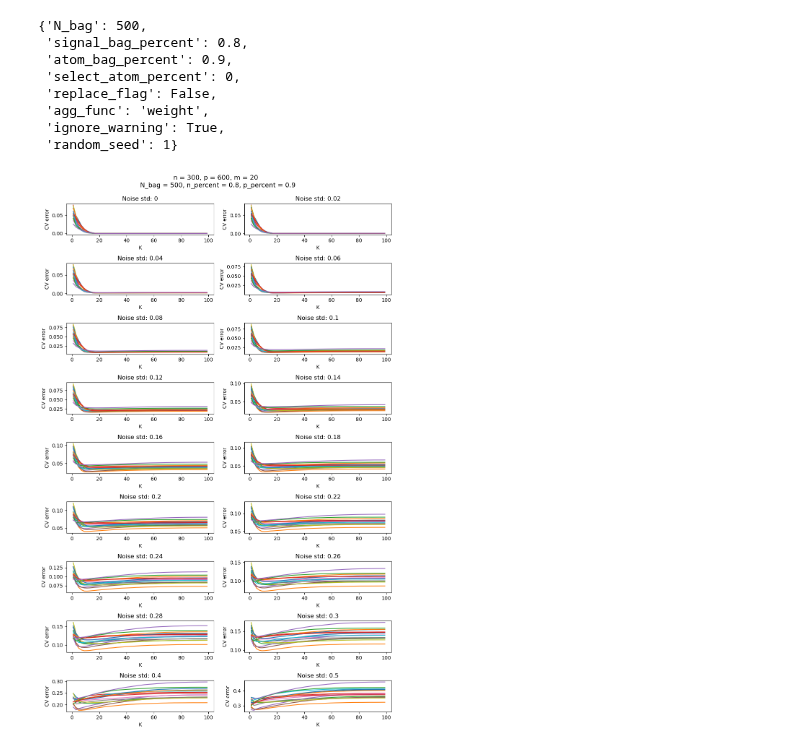
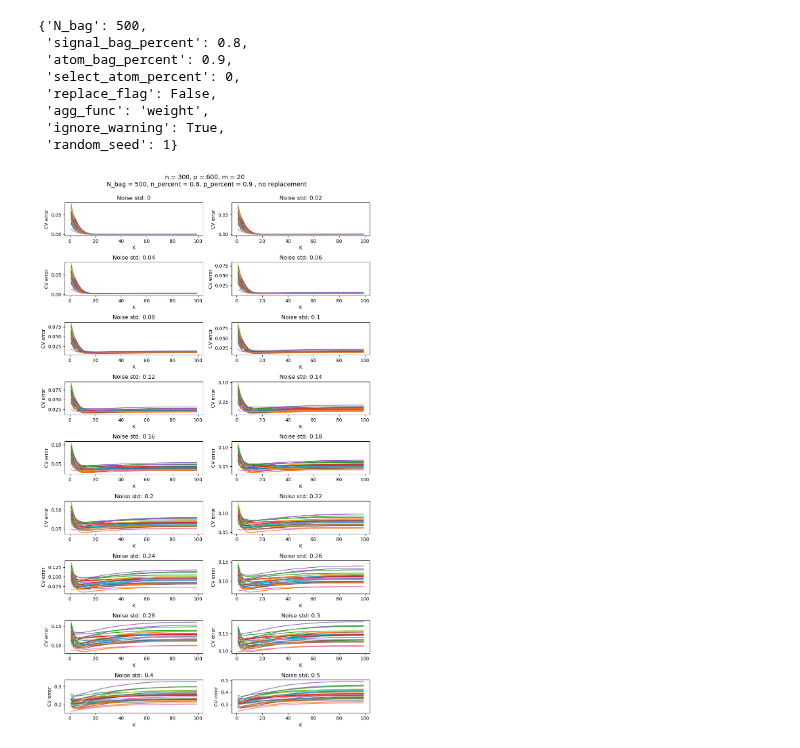
Before and after one commit to sleepysunny311/Projection_Pursuit_Summer, a Jupyter notebook: sty/res/res.ipynb, the cells around one changed output. Cells and saved outputs as stored; diff of their text form; code cells hidden in the pictures.

```diff
--- a/sty/res/res.ipynb
+++ b/sty/res/res.ipynb
@@ -93,0 +93,17 @@ Avg best K:  16.733333333333334
+# %%
+cv_results_lst = []
+log = res_log_0507["log"]
+K_lst = res_log_0507["parameters"]["param_grid"]['K']
+
+for i in range(len(log)):
+    cv_results_lst.append(log[i]["cv_error_lst"])
+
+plt.subplots(figsize=(8, 6))
+for i in range(len(cv_results_lst)):
+    plt.plot(K_lst, cv_results_lst[i], label="Trial {}".format(i+1))
+
+plt.legend(bbox_to_anchor=(1.05, 1), loc='upper left', borderaxespad=0.)
+plt.xlabel("K")
+plt.ylabel("CV Error")
+plt.title("CV Error vs. K \n n = 300, p = 600, m = 20, noise std = 0.12\nN_bag =500, n_percent = 0.5, p_percent = 0.7, no replacement")
+plt.show()
@@ -94,5 +114,7 @@ Avg best K:  16.733333333333334
 # %%
 # omp baseline
 
-with open("omp_baseline.pkl", "rb") as f:
+with open("omp_baseline_testing_300_600_20.pkl", "rb") as f:
     omp_baseline = pkl.load(f)
+
+omp_baseline
@@ -104,18 +144,30 @@ dict_keys(['parameters', 'noise_level_best_K', 'noise_level_lowest_MSE', 'noise_
 # %%
 # bomp results
 
-with open("gs_nr_300_600_20_08_09_AN20230722-215434.pkl", "rb") as f:
+with open("gs_nr_300_600_20_08_09_AN20230723-200952.pkl", "rb") as f:
     bomp_results_0809 = pkl.load(f)
 
-with open("gs_nr_300_600_20_09_09_AN20230722-215434.pkl", "rb") as f:
+with open("gs_nr_300_600_20_09_09_AN20230723-201105.pkl", "rb") as f:
     bomp_results_0909 = pkl.load(f)
 
-with open("gs_nr_300_600_20_09_10_AN20230722-215423.pkl", "rb") as f:
+with open("gs_nr_300_600_20_09_10_AN20230723-201105.pkl", "rb") as f:
     bomp_results_0910 = pkl.load(f)
+
+with open("gs_nr_300_600_20_06_07_AN20230723-200753.pkl", "rb") as f:
+    bomp_results_0607 = pkl.load(f)
+
+with open("gs_nr_300_600_20_05_07_AN20230723-200753.pkl", "rb") as f:
+    bomp_results_0507 = pkl.load(f)
+
+with open("gs_nr_300_600_20_06_09_AN20230723-200952.pkl", "rb") as f:
+    bomp_results_0609 = pkl.load(f)
 
 bomp_results_0809 = bomp_results_0809[0]
 bomp_results_0909 = bomp_results_0909[0]
 bomp_results_0910 = bomp_results_0910[0]
+bomp_results_0607 = bomp_results_0607[0]
+bomp_results_0507 = bomp_results_0507[0]
+bomp_results_0609 = bomp_results_0609[0]
 # %%
 bomp_noise_lst = bomp_results_0809["parameters"]["noise_level_lst"]
 # %%
@@ -301,21 +451,21 @@ bomp_results_0809['parameters']['fixed_params']
 # %%
 def plot_K_error_all_noise(res_log, col_num = 2, figsize = (10, 12)):
     noise_level_lst = res_log["parameters"]["noise_level_lst"]
     trial_num = res_log["parameters"]["trial_num"]
     K_lst = res_log["parameters"]["param_grid"]["K"]
     fig, ax = plt.subplots(len(noise_level_lst) // col_num, col_num, figsize = figsize)
     for i, noise_level in enumerate(noise_level_lst):
         row = int(i // col_num)
         column = i % col_num
         for j in range(trial_num):
             ax[row, column].plot(K_lst, res_log['log'][i * trial_num + j]['cv_error_lst'])
         ax[row, column].set_xlabel("K")
         ax[row, column].set_ylabel("CV error")
         ax[row, column].set_title("Noise std: " + str(noise_level))
     plt.tight_layout()
     fixed_params = res_log['parameters']['fixed_params']
-    fig.suptitle(f"n = {res_log['parameters']['n']}, p = {res_log['parameters']['p']}, m = {res_log['parameters']['m']} \n N_bag = {fixed_params['N_bag']}, n_percent = {fixed_params['signal_bag_percent']}, p_percent = {fixed_params['atom_bag_percent']}", fontsize=13, y = 1.03)
+    fig.suptitle(f"n = {res_log['parameters']['n']}, p = {res_log['parameters']['p']}, m = {res_log['parameters']['m']} \n N_bag = {fixed_params['N_bag']}, n_percent = {fixed_params['signal_bag_percent']}, p_percent = {fixed_params['atom_bag_percent']} , no replacement", fontsize=13, y = 1.03)
 
-plot_K_error_all_noise(bomp_results_0809, col_num = 2, figsize = (10, 15))
+plot_K_error_all_noise(bomp_results_0809, col_num = 2, figsize = (10, 16))
 # %% [output]
-[figure, old version]
+[figure, new version]
```
Also changed, not shown: parts of 23 cells of this notebook, 15 other files.
